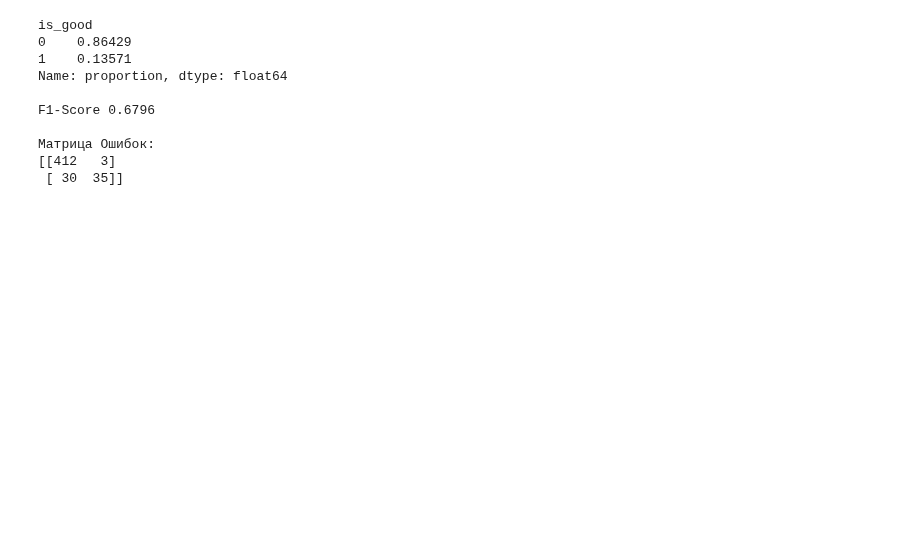
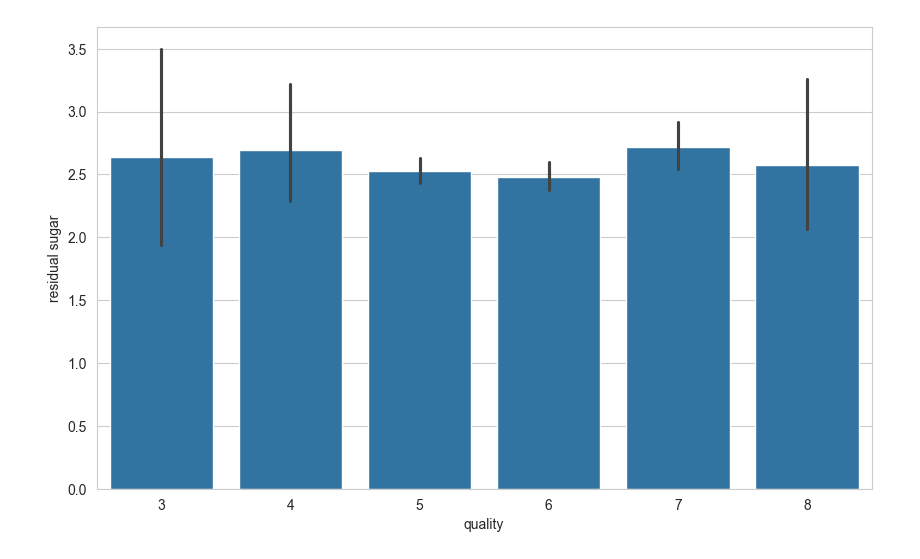
Before and after one commit to ivanchetvergov/kaggle, a Jupyter notebook: Red Wine Quality/main.ipynb, the cells around one changed output. Saved outputs shown, nothing was run; the diff lists cells and outputs as text; code cells hidden in the pictures; blank space fills up the shorter version.

```diff
--- a/Red Wine Quality/main.ipynb
+++ b/Red Wine Quality/main.ipynb
@@ -60,39 +66,5 @@ plt.show()
-# %%
-from sklearn.model_selection import train_test_split
-from sklearn.ensemble import RandomForestClassifier
-from sklearn.metrics import f1_score, confusion_matrix
-import pandas as pd
-import numpy as np
-
-df['is_good'] = np.where(df['quality'] >= 7, 1, 0)
-
-print(df['is_good'].value_counts(normalize=True))
-
-X = df.drop(['quality', 'is_good'], axis=1)
-y = df['is_good']
-
-X_train, X_test, y_train, y_test = train_test_split(
-    X, y, test_size=0.3, random_state=42, stratify=y # Stratify=y важен при дисбалансе!
-)
-
-rf_model = RandomForestClassifier(n_estimators=200, random_state=42, class_weight='balanced')
-rf_model.fit(X_train, y_train)
-
-y_pred = rf_model.predict(X_test)
-f1 = f1_score(y_test, y_pred)
-cm = confusion_matrix(y_test, y_pred)
-
-print(f"\nF1-Score {f1:.4f}")
-print("\nМатрица Ошибок:")
-print(cm)
-# %% [output]
-is_good
-0    0.86429
-1    0.13571
-Name: proportion, dtype: float64
-
-F1-Score 0.6796
-
-Матрица Ошибок:
-[[412   3]
- [ 30  35]]
+# %%
+fig = plt.figure(figsize=(10,6))
+sns.barplot(x = 'quality', y = 'residual sugar', data = wine);
+# %% [output]
+[figure, added]
```
Also changed, not shown: parts of 23 cells of this notebook, 1 other file.
